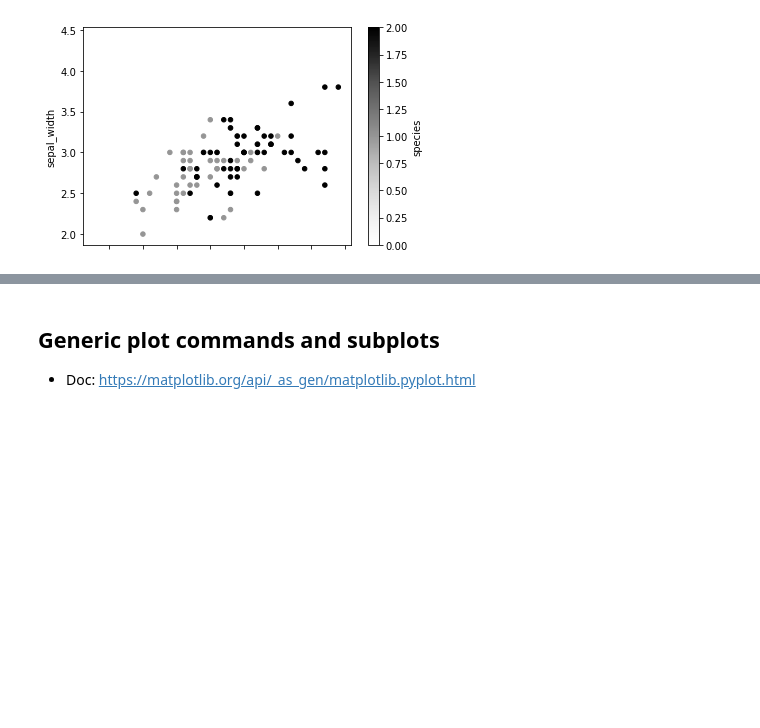
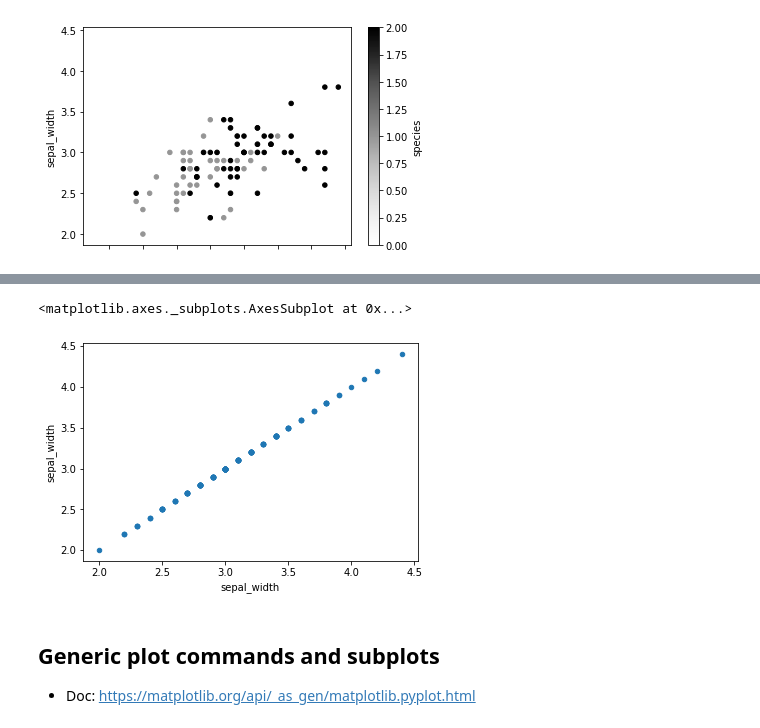
Before and after one commit to lichtend/fall2019, a Jupyter notebook: week2/Week2.ipynb, the cells around one changed output, grey strips where cells are left out. Cells and saved outputs as stored; diff of their text form; code cells hidden in the pictures; blank space fills up the shorter version.

```diff
--- a/week2/Week2.ipynb
+++ b/week2/Week2.ipynb
@@ -616,3 +619,8 @@ iris_df.plot.scatter(x="sepal_length", y="sep")
+# %%
+iris_df.plot.scatter(x="sepal_width", y="sepal_width")
+# %% [output]
+<matplotlib.axes._subplots.AxesSubplot at 0x...>
+[figure, added]
 # %%
 # Let's set some limits on the axes
 plt.scatter(
```
Also changed, not shown: parts of 1 cell of this notebook, 3 other files.
